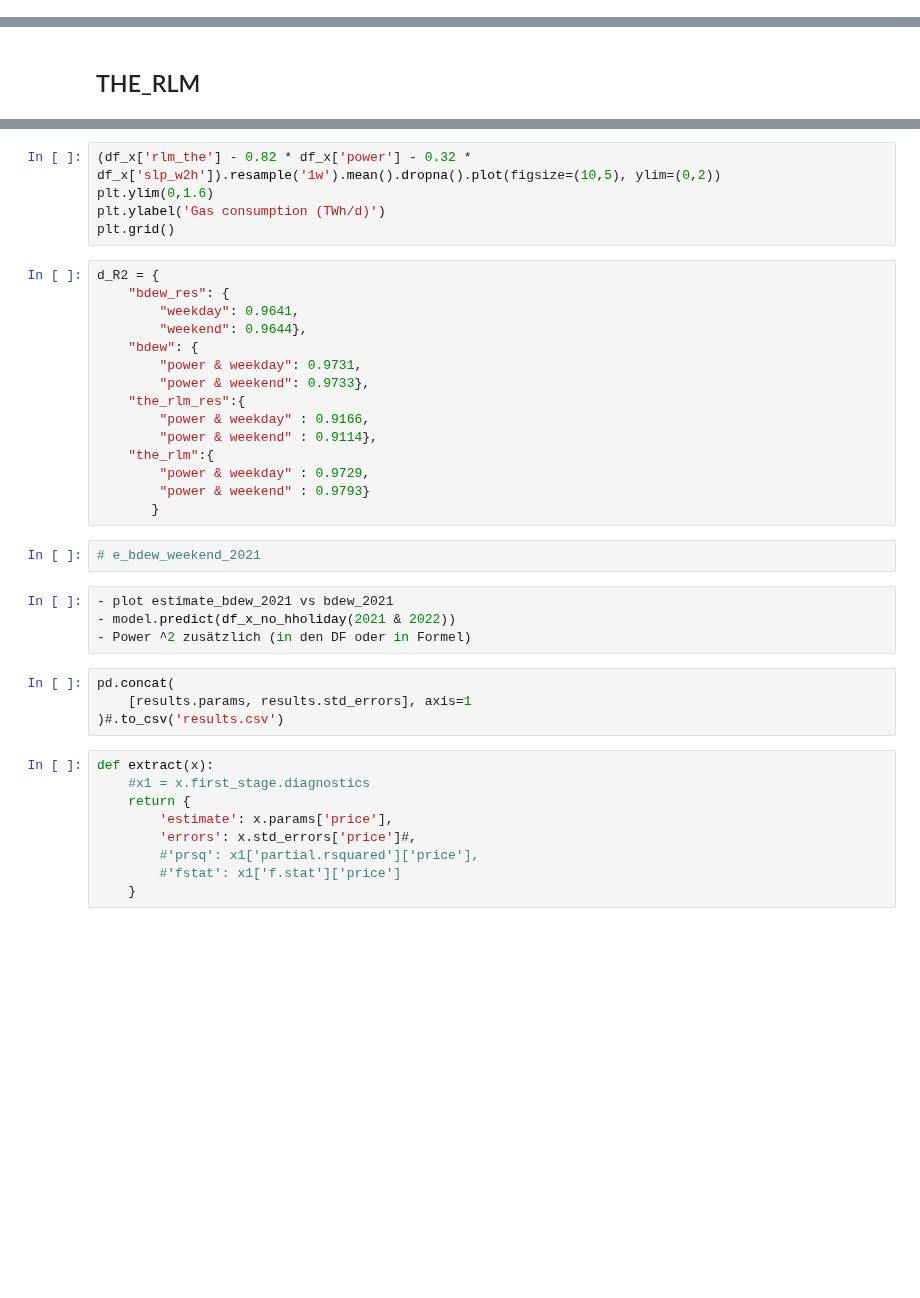
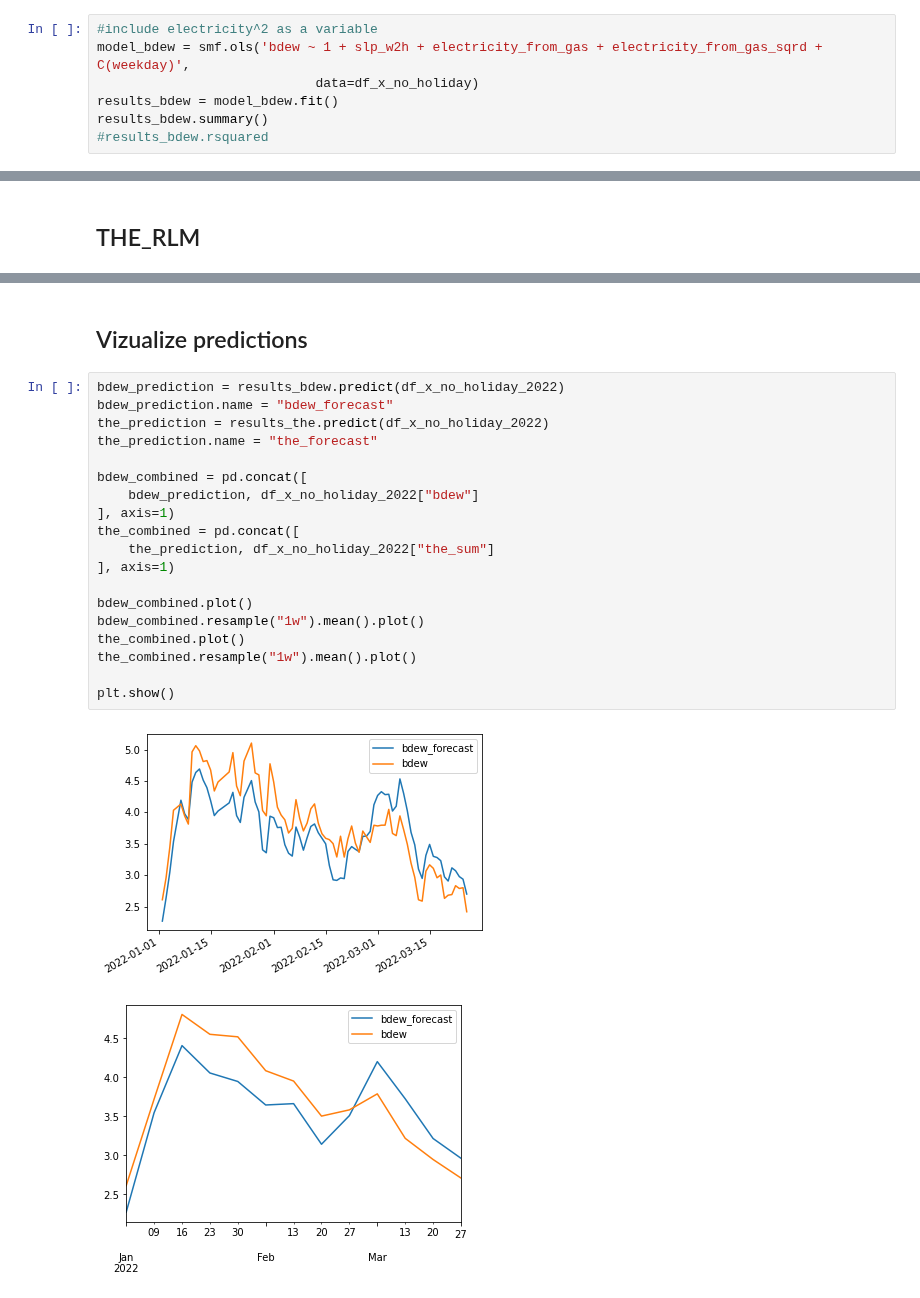
Before and after one commit to oruhnau/energy_demand, a Jupyter notebook: top_down/analysis.ipynb, the cells around one changed output, grey strips where cells are left out. Saved outputs shown, nothing was run; the diff lists cells and outputs as text; blank space fills up the shorter version.

```diff
--- a/top_down/analysis.ipynb
+++ b/top_down/analysis.ipynb
@@ -225,0 +154,7 @@ plt.grid()
+# %%
+#include electricity^2 as a variable
+model_bdew = smf.ols('bdew ~ 1 + slp_w2h + electricity_from_gas + electricity_from_gas_sqrd + C(weekday)',
+                            data=df_x_no_holiday)
+results_bdew = model_bdew.fit()
+results_bdew.summary()
+#results_bdew.rsquared
@@ -280,39 +240,24 @@ id: 0x7fc4fc200280
-# %%
-(df_x['rlm_the'] - 0.82 * df_x['power'] - 0.32 * df_x['slp_w2h']).resample('1w').mean().dropna().plot(figsize=(10,5), ylim=(0,2))
-plt.ylim(0,1.6)
-plt.ylabel('Gas consumption (TWh/d)')
-plt.grid()
-# %%
-d_R2 = {
-    "bdew_res": {
-        "weekday": 0.9641,
-        "weekend": 0.9644},
-    "bdew": {
-        "power & weekday": 0.9731,
-        "power & weekend": 0.9733},
-    "the_rlm_res":{
-        "power & weekday" : 0.9166,
-        "power & weekend" : 0.9114},
-    "the_rlm":{
-        "power & weekday" : 0.9729,
-        "power & weekend" : 0.9793}
-       }
-# %%
-# e_bdew_weekend_2021
-# %%
-- plot estimate_bdew_2021 vs bdew_2021
-- model.predict(df_x_no_hholiday(2021 & 2022))
-- Power ^2 zusätzlich (in den DF oder in Formel)
-# %%
-pd.concat(
-    [results.params, results.std_errors], axis=1
-)#.to_csv('results.csv')
-# %%
-def extract(x):
-    #x1 = x.first_stage.diagnostics
-    return {
-        'estimate': x.params['price'],
-        'errors': x.std_errors['price']#,
-        #'prsq': x1['partial.rsquared']['price'],
-        #'fstat': x1['f.stat']['price']
-    }
+# %% [markdown]
+## Vizualize predictions
+# %%
+bdew_prediction = results_bdew.predict(df_x_no_holiday_2022)
+bdew_prediction.name = "bdew_forecast"
+the_prediction = results_the.predict(df_x_no_holiday_2022)
+the_prediction.name = "the_forecast"
+
+bdew_combined = pd.concat([
+    bdew_prediction, df_x_no_holiday_2022["bdew"]
+], axis=1)
+the_combined = pd.concat([
+    the_prediction, df_x_no_holiday_2022["the_sum"]
+], axis=1)
+
+bdew_combined.plot()
+bdew_combined.resample("1w").mean().plot()
+the_combined.plot()
+the_combined.resample("1w").mean().plot()
+
+plt.show()
+# %% [output]
+[figure, added]
+[figure, added]
```
Also changed, not shown: parts of 16 cells of this notebook.
